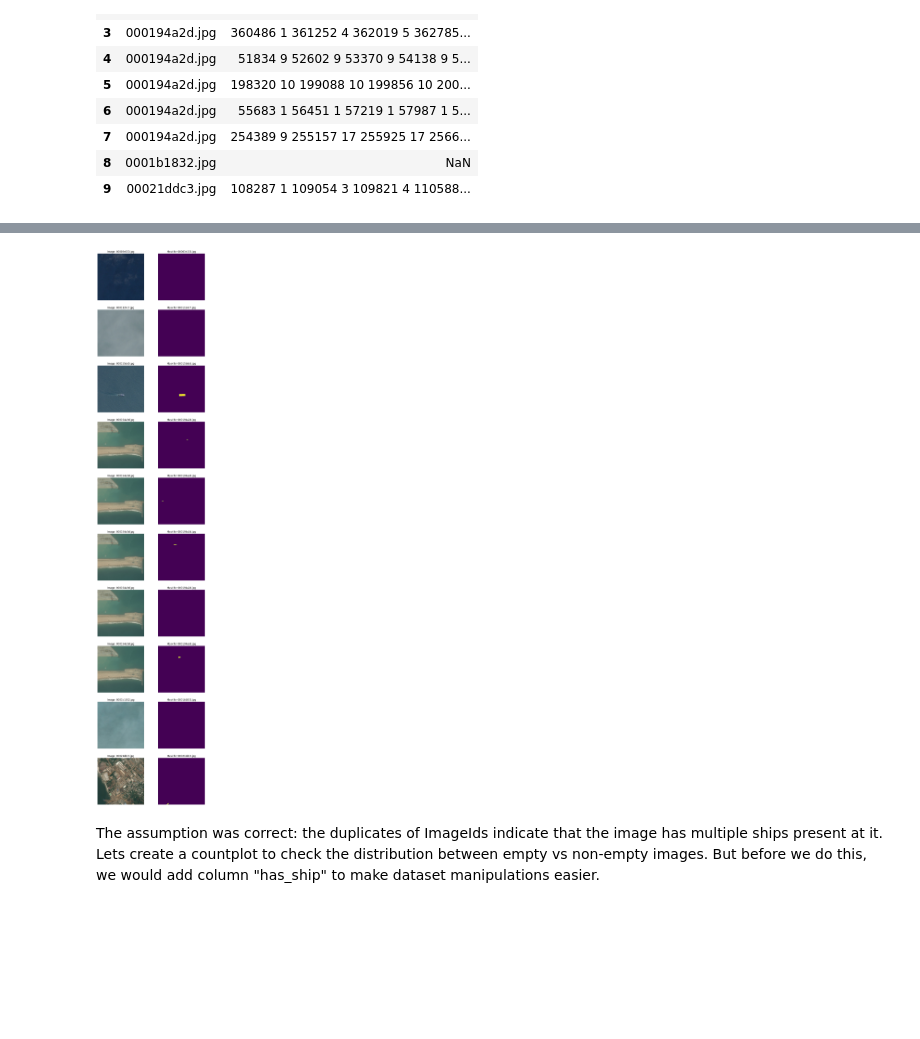
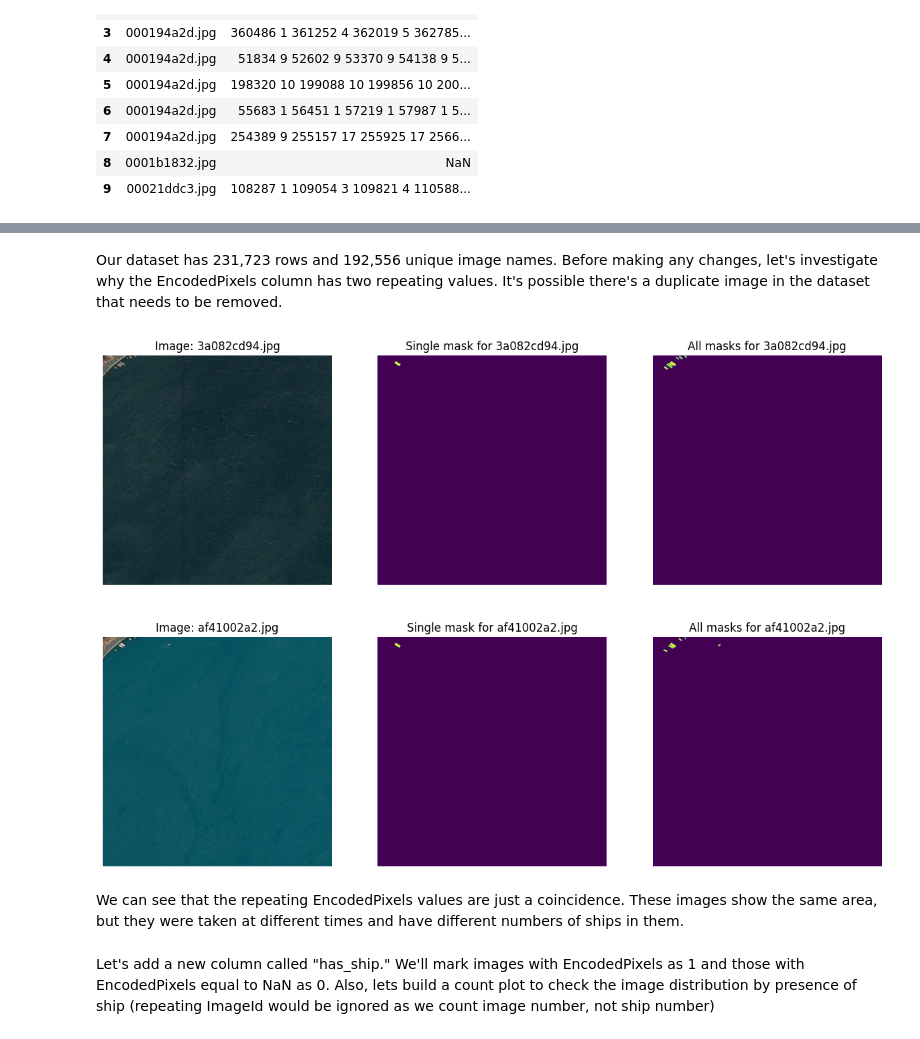
Before and after one commit to mykola-mmm/airbus_kaggel, a Jupyter notebook: notebooks/eda.ipynb, the cells around one changed output, grey strips where cells are left out. Drawn from its saved outputs; the diff is of its cells as text; code cells hidden in the pictures; blank space fills up the shorter version.

Commit message:
Kaggle Notebook | ship-eda-v2 | Version 3

```diff
--- a/notebooks/eda.ipynb
+++ b/notebooks/eda.ipynb
@@ -70,0 +84,11 @@ Our dataset consists from 2 colums: ImageId and EncodedPixels. As we see, the Im
+# %%
+fig, ax = plt.subplots(5,4 , figsize=(10, 13))
+imgs_nonempty = df[df['EncodedPixels'].notna()]
+imgs_nonempty = imgs_nonempty.drop_duplicates(subset='ImageId').head(20)
+ax = ax.flatten()
+for i in range(len(imgs_nonempty)):
+    img_name = imgs_nonempty['ImageId'].iloc[i]
+    img = Image.open(os.path.join(TRAIN_IMG_DIR, img_name))
+    ax[i].imshow(img)
+    ax[i].axis('off')
+    ax[i].set_title(img_name)
@@ -71,25 +107,36 @@ Our dataset consists from 2 colums: ImageId and EncodedPixels. As we see, the Im
+# %% [markdown]
+Our dataset has 231,723 rows and 192,556 unique image names. Before making any changes, let's investigate why the EncodedPixels column has two repeating values. It's possible there's a duplicate image in the dataset that needs to be removed.
 # %%
-fig, ax = plt.subplots(10,2 , figsize=(10, 50))
+duplicates = df.dropna()[df.duplicated('EncodedPixels', keep=False)]
+duplicates = duplicates.reset_index(drop=True)
 
-# Select first 10 images
-img_names = df['ImageId'].head(10)
-img_masks = df['EncodedPixels'].head(10)
+fig, ax = plt.subplots(2,3 , figsize=(15, 10))
 
-for i in range(len(img_names)):
-    img = Image.open(os.path.join(TRAIN_IMG_DIR, img_names.loc[i]))
+for i in range(len(duplicates)):
+    img_name = duplicates['ImageId'].loc[i]
+    img = Image.open(os.path.join(TRAIN_IMG_DIR, img_name))
     ax[i,0].imshow(img)
     width, height = img.size
-    ax[i,1].imshow(create_mask(img_masks.loc[i],width,height))
-    ax[i, 0].set_title(f'Image: {img_names.loc[i]}')
-    ax[i, 1].set_title(f'Mask for {img_names.loc[i]}')
+    ax[i,1].imshow(create_mask(duplicates['EncodedPixels'].loc[i],width,height))
+    # Read all EncodedPixels for ImageId
+    masks = df.loc[df['ImageId'] == img_name , 'EncodedPixels']
+    mask = np.zeros((width, height))
+    for j in range(len(masks)):
+        mask += create_mask(masks.iloc[j], width, height)
+    ax[i, 2].imshow(mask)
+
+    ax[i, 0].set_title(f'Image: {img_name}')
+    ax[i, 1].set_title(f'Single mask for {img_name}')
+    ax[i, 2].set_title(f'All masks for {img_name}')
     ax[i, 0].axis('off')
     ax[i, 1].axis('off')
+    ax[i, 2].axis('off')
 # %% [output]
-[figure, old version]
+[figure, new version]
-# %% [markdown]
-The assumption was correct: the duplicates of ImageIds indicate that the image has multiple ships present at it.
-Lets create a countplot to check the distribution between empty vs non-empty images.
-But before we do this, we would add column "has_ship" to make dataset manipulations easier.
+# %% [markdown]
+We can see that the repeating EncodedPixels values are just a coincidence. These images show the same area, but they were taken at different times and have different numbers of ships in them.
+# %% [markdown]
+Let's add a new column called "has_ship." We'll mark images with EncodedPixels as 1 and those with EncodedPixels equal to NaN as 0. Also, lets build a count plot to check the image distribution by presence of ship (repeating ImageId would be ignored as we count image number, not ship number)
 # %%
 # Add info about ship beeing present in the image
 df['has_ship'] = df['EncodedPixels'].apply(lambda x: 0 if pd.isna(x) else 1)
```
Also changed, not shown: parts of 24 cells of this notebook.
